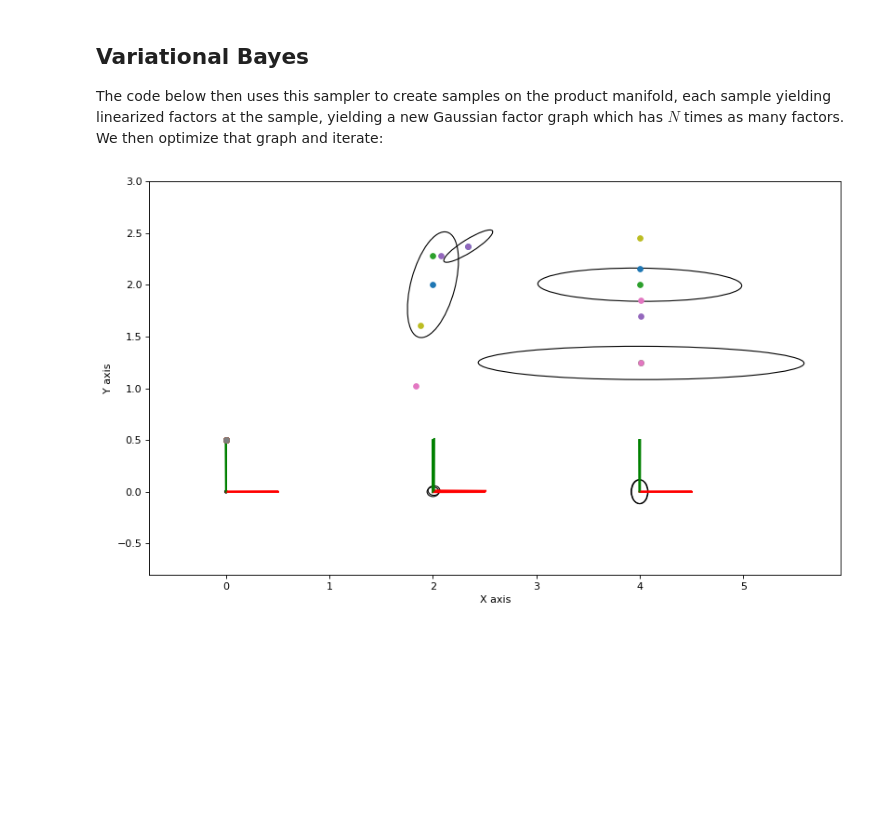
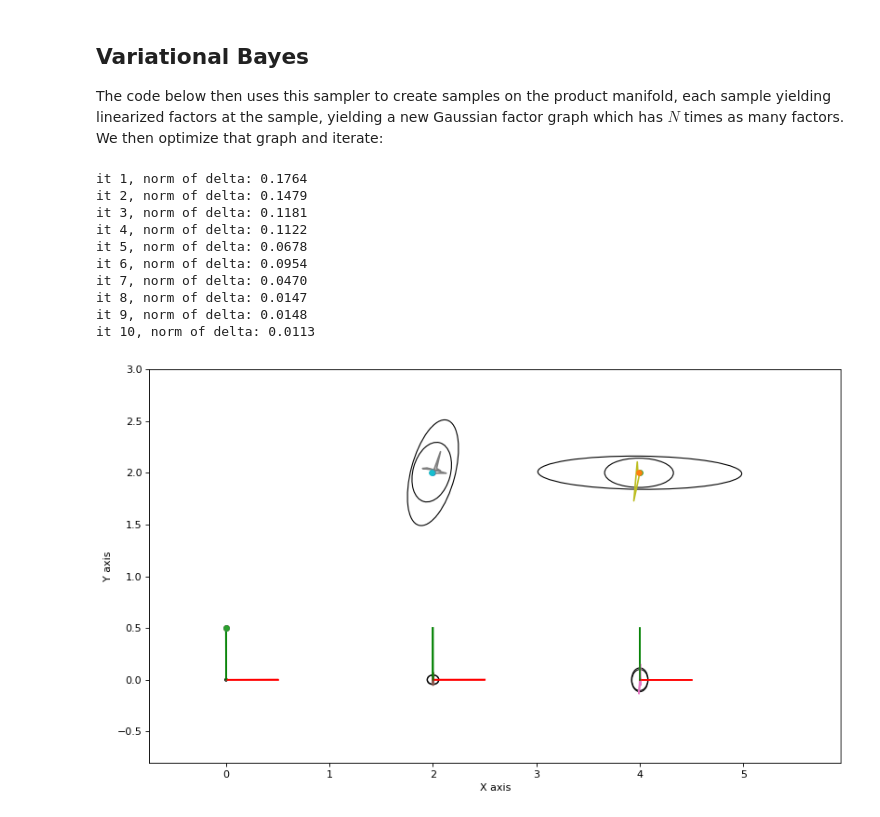
Before and after one commit to gtbook/gtsam-examples, a Jupyter notebook: PlanarSLAMExample_gvi.ipynb, the cells around one changed output. Cells and saved outputs as stored; diff of their text form; code cells hidden in the pictures; blank space fills up the shorter version.

Commit message:
Simple example, subtract delta

```diff
--- a/PlanarSLAMExample_gvi.ipynb
+++ b/PlanarSLAMExample_gvi.ipynb
@@ -98,20 +263,0 @@ To form the expectations for variational Bayes, we set up an efficient ancestral
-# %%
-def sample_gaussian(bn: gtsam.GaussianBayesNet, N):
-    """ High performance ancestral sampling.
-        TODO: move to GTSAM, yet yield dict of samples as below
-    """
-    sample = {}
-    for i in reversed(range(bn.size())):
-        # every node ~ exp(0.5*|R x + S p - d|^2)
-        # calculate mean as inv(R)*(d - S p)
-        node = bn.at(i)
-        d = node.d()
-        n = len(d)
-        rhs = d.reshape(n, 1)
-        key, *parents = node.keys()
-        if len(parents) > 0:
-            rhs = rhs - node.S() @ np.vstack([sample[p] for p in parents])
-        # sample from conditional Gaussian
-        invR = np.linalg.inv(node.R())
-        sample[key] = invR @ (rhs + np.random.normal(size=(n, N)))
-    return sample
@@ -138,40 +276,79 @@ values.insert(x3, Pose2(4, 0, 0))
 values.insert(l1, Point2(2, 2))
 values.insert(l2, Point2(4, 2))
 
 big_graph = graph.linearize(values)  # first time it's small!
 bayes_net = big_graph.eliminateSequential()
+delta = bayes_net.optimize()
 
 make_figure()
+evolution = {x1: [gtsam.Point2(0, 0)], x2: [gtsam.Point2(2, 0)], x3: [
+    gtsam.Point2(4, 0)], l1: [gtsam.Point2(2, 2)], l2: [gtsam.Point2(4, 2)]}
 
-for it in range(5):
+for it in range(10):
     # Use the Bayes net to sample from q:
-    tangent_samples = sample_gaussian(bayes_net, N)
+    tangent_samples = sample_gaussian(bayes_net, N, delta.scale(-1))
     manifold_samples = [perturb(tangent_samples, values, s) for s in range(N)]
 
     # Add new linearized factors for every sample:
     big_graph = gtsam.GaussianFactorGraph()
     for manifold_sample in manifold_samples:
         sample_graph = graph.linearize(manifold_sample)
         big_graph.push_back(sample_graph)
 
+    # # Add Levenberg-Marquardt-style prior on delta
+    if True:
+        _lambda = 0.01
+        for key in [x1, x2, x3]:
+            big_graph.add(gtsam.JacobianFactor(key, np.eye(3), np.zeros((3,)),
+                noiseModel.Isotropic.Sigma(3, _lambda)))
+        for key in [l1, l2]:
+            big_graph.add(gtsam.JacobianFactor(key, np.eye(2), np.zeros((2,)),
+                noiseModel.Isotropic.Sigma(2, _lambda)))
+
     # Solve by calculating Bayes net and solving:
     bayes_net = big_graph.eliminateSequential()
     delta = bayes_net.optimize()
+    print(f"it {it+1}, norm of delta: {np.linalg.norm(delta.vector()):.4f}")
+    # display(delta)
+    # printPQ(bayes_net)
 
     # update non-linear estimate
     values = values.retract(delta)
+
+    # Record evolution
+    iterate = values.retract(delta)
     for key in [x1, x2, x3]:
-        gtsam_plot.plot_pose2(0, values.atPose2(key), 0.5)
+        evolution[key].append(iterate.atPose2(key).translation())
     for key in [l1, l2]:
-        gtsam_plot.plot_point2(0, values.atPoint2(key), 0.5)
+        evolution[key].append(iterate.atPoint2(key))
+
+# show evolution:
+for key in [x1, x2, x3, l1, l2]:
+    points = np.array(evolution[key]).T
+    plt.plot(points[0], points[1])
+
+# update non-linear estimate
+final = values.retract(delta)
 
 # show new covariances
-new_marginals = gtsam.Marginals(big_graph, values)
+new_marginals = gtsam.Marginals(big_graph, final)
 for key in [x1, x2, x3]:
-    gtsam_plot.plot_pose2(0, values.atPose2(key), 0.5,
-                          N*new_marginals.marginalCovariance(key))
+    gtsam_plot.plot_pose2(0, final.atPose2(key), 0.5,
+                        N*new_marginals.marginalCovariance(key))
 for key in [l1, l2]:
-    gtsam_plot.plot_point2(0, values.atPoint2(key), 0.5,
-                           N*new_marginals.marginalCovariance(key))
+    gtsam_plot.plot_point2(0, final.atPoint2(key), 0.5,
+                        N*new_marginals.marginalCovariance(key))
+
+plt.show()
 # %% [output]
+it 1, norm of delta: 0.1764
+it 2, norm of delta: 0.1479
+it 3, norm of delta: 0.1181
+it 4, norm of delta: 0.1122
+it 5, norm of delta: 0.0678
+it 6, norm of delta: 0.0954
+it 7, norm of delta: 0.0470
+it 8, norm of delta: 0.0147
+it 9, norm of delta: 0.0148
+it 10, norm of delta: 0.0113
-[figure, old version]
+[figure, new version]
```
Also changed, not shown: parts of 19 cells of this notebook.
